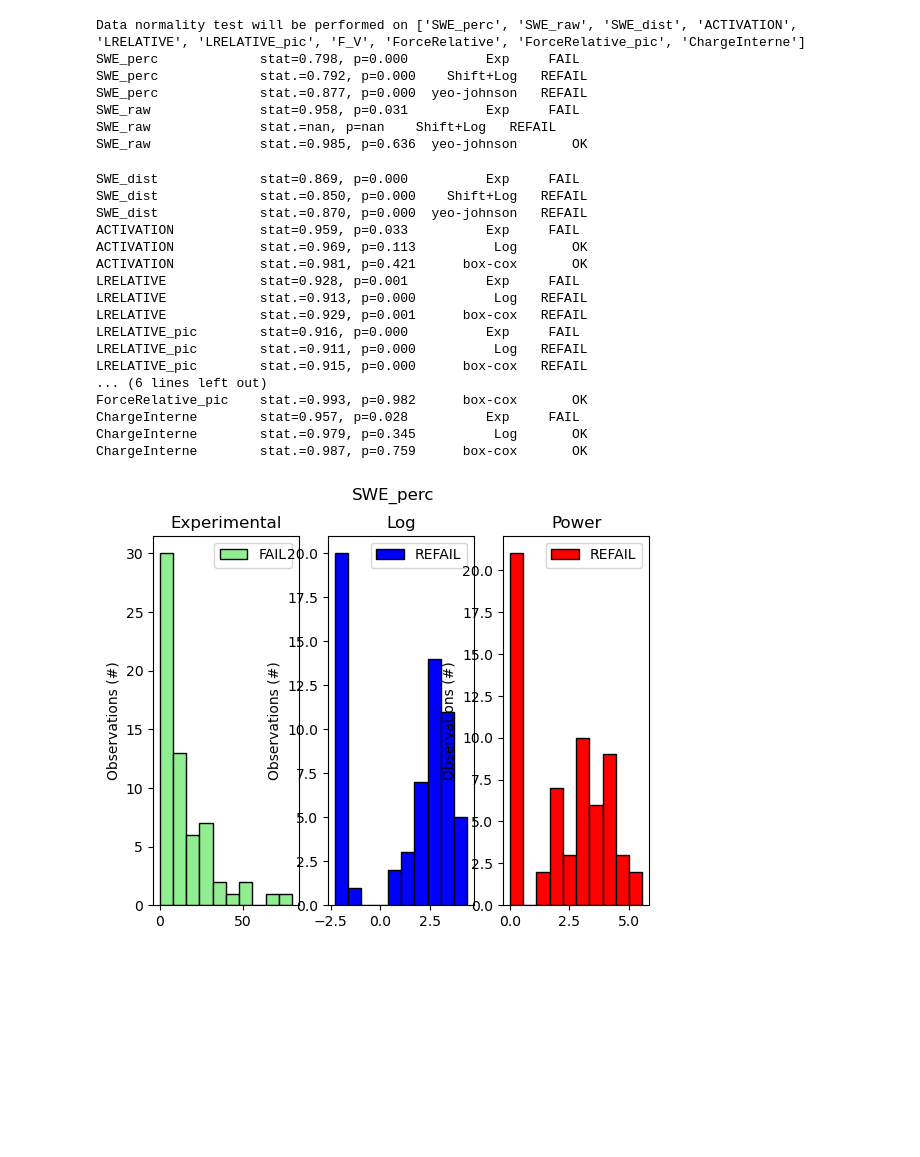
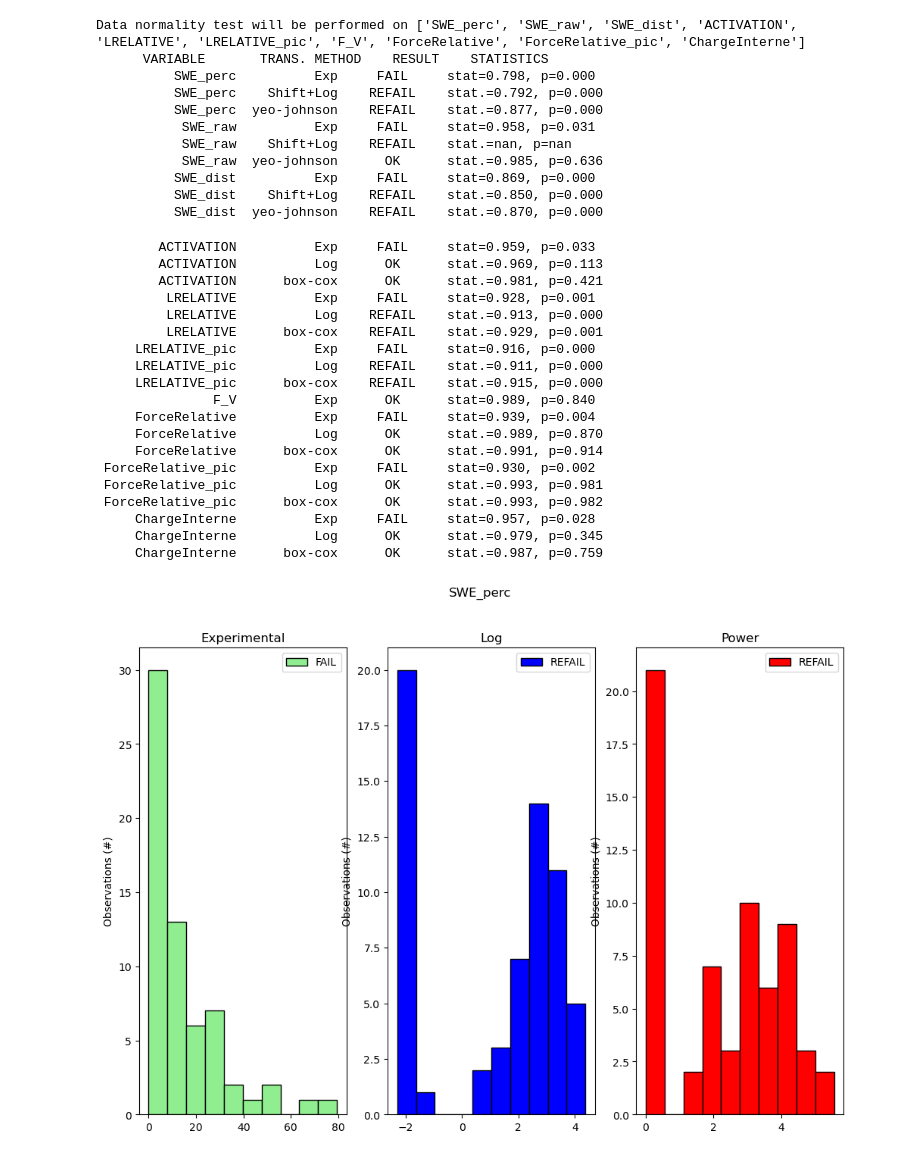
Before and after one commit to doguetv/stats_quadrature, a Jupyter notebook: Stats_Titouan.ipynb, the cells around one changed output. Cells and saved outputs as stored; diff of their text form; code cells hidden in the pictures; blank space fills up the shorter version.

```diff
--- a/Stats_Titouan.ipynb
+++ b/Stats_Titouan.ipynb
@@ -42,6 +34,8 @@ import numpy as np
 import matplotlib .pyplot as plt
 from scipy.stats import shapiro, pearsonr, linregress
 from sklearn import preprocessing
+plt.rcParams['figure.figsize'] = [12, 8]
+plt.rcParams['figure.dpi'] = 100 # 200 e.g. is really fine, but slower
 
 """
 Shapiro-Wilk test (doc. [1]) is used to test normality for all variables separately,
@@ -51,17 +45,16 @@ for the whole dataset at once (62 rows, mixing groups and muscles).
 
 When normality test fails, data are transformed according to both log transform and power transform [2] and retesed.
 [2] https://scikit-learn.org/stable/modules/preprocessing.html
-
-Normality is only tested for the whole exercise (not set 1) and data are uniformilly transformed
-for both "whole exercise" and "set 1" if test fails.
 """
 
 #Create independant copies of dataframes for data transforming purpose
 dftrans = df.copy()
-s1trans = s1.copy()
 #create a list of column for which normality has to be tested
 cols = df.drop(['ID', 'GROUPE', 'MUSCLE'], axis=1).columns.tolist()
 print(f'Data normality test will be performed on {cols}')
+
+#Print header for results
+print(f'{"VARIABLE":^20} {"TRANS. METHOD":^12} {"RESULT":^12} STATISTICS')
 
 #Enumerate all columns to test, perform Shapiro test and Plot data & transformed data if any.
 for i, c in enumerate(cols):
@@ -71,7 +64,6 @@ for i, c in enumerate(cols):
     color = ['lightgreen', 'blue', 'red']
     #get the variable to test in initial dataframes
     y = df[c]
-    ys1 = s1[c]
     #perform shapiro wilk test on whole exercise only
     stat, p = shapiro(y)
     #check result and process accordingly
@@ -79,14 +71,14 @@ for i, c in enumerate(cols):
     if p > .05:
         norm = "OK"
         #show results
-        print(f'{c:<20} stat={stat:.3f}, p={p:.3f} {trans:>12} {norm:>8}')
+        print(f'{c:>18} {trans:>12} {norm:^12} stat={stat:.3f}, p={p:.3f}')
         line = f'{norm}'
         #define output variable identical to input
         yp = y
     else:
         norm = "FAIL"
         #show results
-        print(f'{c:<20} stat={stat:.3f}, p={p:.3f} {trans:>12} {norm:>8}')
+        print(f'{c:>18} {trans:>12} {norm:^12} stat={stat:.3f}, p={p:.3f}')
         line = f'{norm}'
         #then transform data using different ways
         k = 1;
@@ -110,70 +102,70 @@ for i, c in enumerate(cols):
                     trans = 'box-cox'
                     pt = preprocessing.PowerTransformer(method=trans, standardize=False)
                     yp = pt.fit_transform(np.array(y).reshape(-1, 1))
-                    #do the same for set 1 dataset
-                    ys1p = pt.fit_transform(np.array(ys1).reshape(-1, 1))
                 except:
                     # Parametric Power Transform
                     trans = 'yeo-johnson'
                     pt = preprocessing.PowerTransformer(method=trans, standardize=False)
                     yp = pt.fit_transform(np.array(y).reshape(-1, 1))
-                    #do the same for set 1 dataset
-                    ys1p = pt.fit_transform(np.array(ys1).reshape(-1, 1))
                 #reshape
                 yp = yp.reshape(1, -1)[0]
-                ys1p = ys1p.reshape(1, -1)[0]
             #Retest normality with tranformed data
             stat, p = shapiro(yp)
             #show result
-            print(f'{c:<20} stat.={stat:.3f}, p={p:.3f} {trans:>12} {"OK" if p > 0.05 else "REFAIL":>8}')
+            print(f'{c:>18} {trans:>12} {"OK" if p > 0.05 else "REFAIL":^12} stat.={stat:.3f}, p={p:.3f}')
             line2 = f'{"OK" if p > 0.05 else "REFAIL"}'
             #show modifyed data
             axs[k].hist(yp,
                         bins=10,
                         color=color[k],
                         ec='black',
                         label=line2)
             axs[k].set_ylabel('Observations (#)')
             axs[k].legend(facecolor='white')
             #increment
             k += 1
     #modify in transformad dataframes
     dftrans[c] = pd.Series(yp)
-    s1trans[c] = pd.Series(ys1p)
     #plot raw data
     axs[0].hist(y,
                 bins=10,
                 color=color[0],
                 ec='black',
                 label=line)
     axs[0].set_ylabel('Observations (#)')
     axs[0].legend(facecolor='white')
     axs[0].set_title('Experimental')
     axs[2].set_title('Power')
     axs[1].set_title('Log')
 # %% [output]
 Data normality test will be performed on ['SWE_perc', 'SWE_raw', 'SWE_dist', 'ACTIVATION', 'LRELATIVE', 'LRELATIVE_pic', 'F_V', 'ForceRelative', 'ForceRelative_pic', 'ChargeInterne']
-SWE_perc             stat=0.798, p=0.000          Exp     FAIL
-SWE_perc             stat.=0.792, p=0.000    Shift+Log   REFAIL
-SWE_perc             stat.=0.877, p=0.000  yeo-johnson   REFAIL
-SWE_raw              stat=0.958, p=0.031          Exp     FAIL
-SWE_raw              stat.=nan, p=nan    Shift+Log   REFAIL
-SWE_raw              stat.=0.985, p=0.636  yeo-johnson       OK
+      VARIABLE       TRANS. METHOD    RESULT    STATISTICS
+          SWE_perc          Exp     FAIL     stat=0.798, p=0.000
+          SWE_perc    Shift+Log    REFAIL    stat.=0.792, p=0.000
+          SWE_perc  yeo-johnson    REFAIL    stat.=0.877, p=0.000
+           SWE_raw          Exp     FAIL     stat=0.958, p=0.031
+           SWE_raw    Shift+Log    REFAIL    stat.=nan, p=nan
+           SWE_raw  yeo-johnson      OK      stat.=0.985, p=0.636
+          SWE_dist          Exp     FAIL     stat=0.869, p=0.000
+          SWE_dist    Shift+Log    REFAIL    stat.=0.850, p=0.000
+          SWE_dist  yeo-johnson    REFAIL    stat.=0.870, p=0.000
-SWE_dist             stat=0.869, p=0.000          Exp     FAIL
-SWE_dist             stat.=0.850, p=0.000    Shift+Log   REFAIL
-SWE_dist             stat.=0.870, p=0.000  yeo-johnson   REFAIL
-ACTIVATION           stat=0.959, p=0.033          Exp     FAIL
-ACTIVATION           stat.=0.969, p=0.113          Log       OK
-ACTIVATION           stat.=0.981, p=0.421      box-cox       OK
-LRELATIVE            stat=0.928, p=0.001          Exp     FAIL
-LRELATIVE            stat.=0.913, p=0.000          Log   REFAIL
-LRELATIVE            stat.=0.929, p=0.001      box-cox   REFAIL
-LRELATIVE_pic        stat=0.916, p=0.000          Exp     FAIL
-LRELATIVE_pic        stat.=0.911, p=0.000          Log   REFAIL
-LRELATIVE_pic        stat.=0.915, p=0.000      box-cox   REFAIL
-... (6 lines left out)
-ForceRelative_pic    stat.=0.993, p=0.982      box-cox       OK
-ChargeInterne        stat=0.957, p=0.028          Exp     FAIL
-ChargeInterne        stat.=0.979, p=0.345          Log       OK
-ChargeInterne        stat.=0.987, p=0.759      box-cox       OK
+        ACTIVATION          Exp     FAIL     stat=0.959, p=0.033
+        ACTIVATION          Log      OK      stat.=0.969, p=0.113
+        ACTIVATION      box-cox      OK      stat.=0.981, p=0.421
+         LRELATIVE          Exp     FAIL     stat=0.928, p=0.001
+         LRELATIVE          Log    REFAIL    stat.=0.913, p=0.000
+         LRELATIVE      box-cox    REFAIL    stat.=0.929, p=0.001
+     LRELATIVE_pic          Exp     FAIL     stat=0.916, p=0.000
+     LRELATIVE_pic          Log    REFAIL    stat.=0.911, p=0.000
+     LRELATIVE_pic      box-cox    REFAIL    stat.=0.915, p=0.000
+               F_V          Exp      OK      stat=0.989, p=0.840
+     ForceRelative          Exp     FAIL     stat=0.939, p=0.004
+     ForceRelative          Log      OK      stat.=0.989, p=0.870
+     ForceRelative      box-cox      OK      stat.=0.991, p=0.914
+ ForceRelative_pic          Exp     FAIL     stat=0.930, p=0.002
+ ForceRelative_pic          Log      OK      stat.=0.993, p=0.981
+ ForceRelative_pic      box-cox      OK      stat.=0.993, p=0.982
+     ChargeInterne          Exp     FAIL     stat=0.957, p=0.028
+     ChargeInterne          Log      OK      stat.=0.979, p=0.345
+     ChargeInterne      box-cox      OK      stat.=0.987, p=0.759
-[figure, old version]
+[figure, new version]
```
Also changed, not shown: parts of 4 cells of this notebook.
